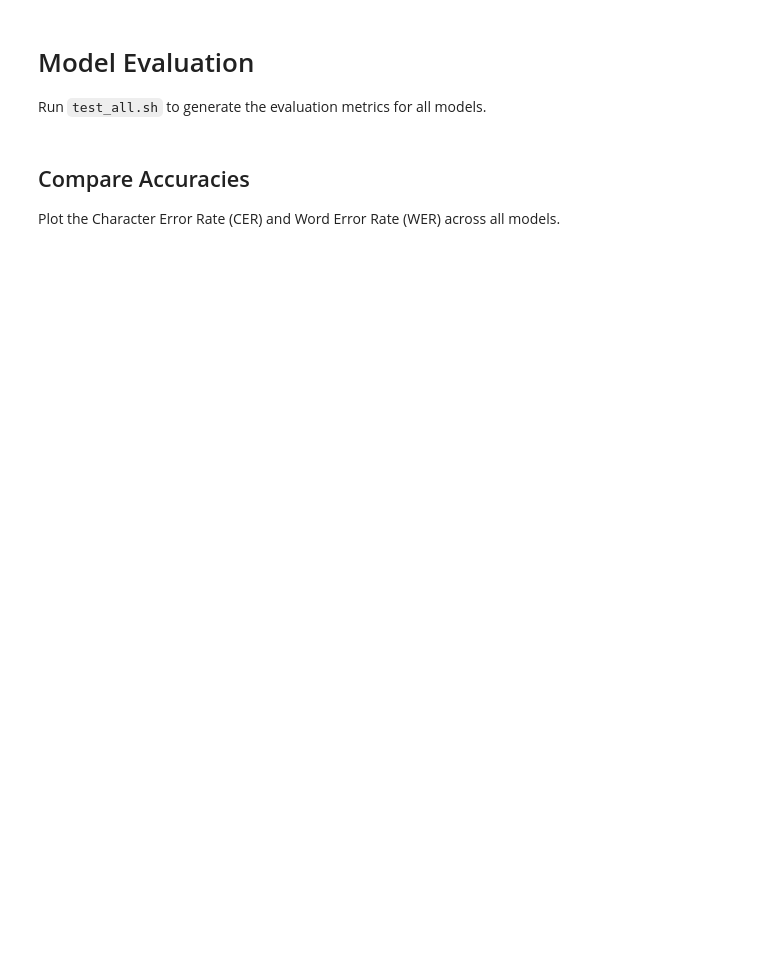
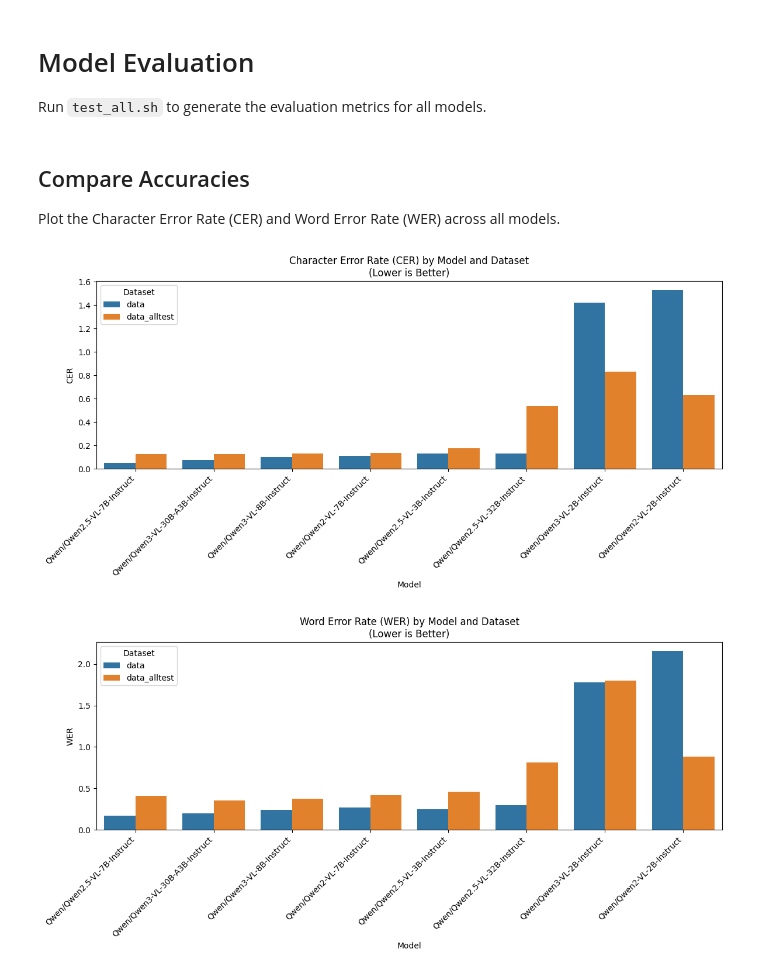
Before and after one commit to Tushar-Tyagi/RenAIssance, a Jupyter notebook: RenAIssance_VLM_OCR_Tushar_Tyagi/evaluation_analysis.ipynb, the cells around one changed output. Saved outputs shown, nothing was run; the diff lists cells and outputs as text; code cells hidden in the pictures; blank space fills up the shorter version.

Commit message:
generated accuracy plots

```diff
--- a/RenAIssance_VLM_OCR_Tushar_Tyagi/evaluation_analysis.ipynb
+++ b/RenAIssance_VLM_OCR_Tushar_Tyagi/evaluation_analysis.ipynb
@@ -25,30 +25,34 @@ if os.path.exists(outputs_dir):
                 try:
                     data = json.load(f)
                     results.append({
                         'Model': data.get('model_id', 'Unknown'),
                         'Dataset': data.get('data_dir', 'Unknown'),
                         'CER': data.get('cer', None),
                         'WER': data.get('wer', None)
                     })
                 except json.JSONDecodeError:
                     print(f"Warning: Could not parse {filename}")
 
 df = pd.DataFrame(results)
+df = df.sort_values(by=['Dataset', 'CER']).reset_index(drop=True)
 
 if not df.empty:
     # Accuracy is typically inversely related to CER and WER. Lower CER/WER = Higher Accuracy.
     # Here, we plot both CER and WER where lower scores indicate better performance.
 
     def plot_metric(metric, title):
         plt.figure(figsize=(12, 6))
         sns.barplot(data=df, x='Model', y=metric, hue='Dataset')
         plt.title(title)
         plt.xticks(rotation=45, ha='right')
         plt.ylabel(metric)
         plt.tight_layout()
         plt.show()
 
     plot_metric('CER', 'Character Error Rate (CER) by Model and Dataset\n(Lower is Better)')
     plot_metric('WER', 'Word Error Rate (WER) by Model and Dataset\n(Lower is Better)')
 else:
     print("No evaluation results found in the 'outputs' directory.")
+# %% [output]
+[figure, added]
+[figure, added]
```
Also changed, not shown: 1 other file.
